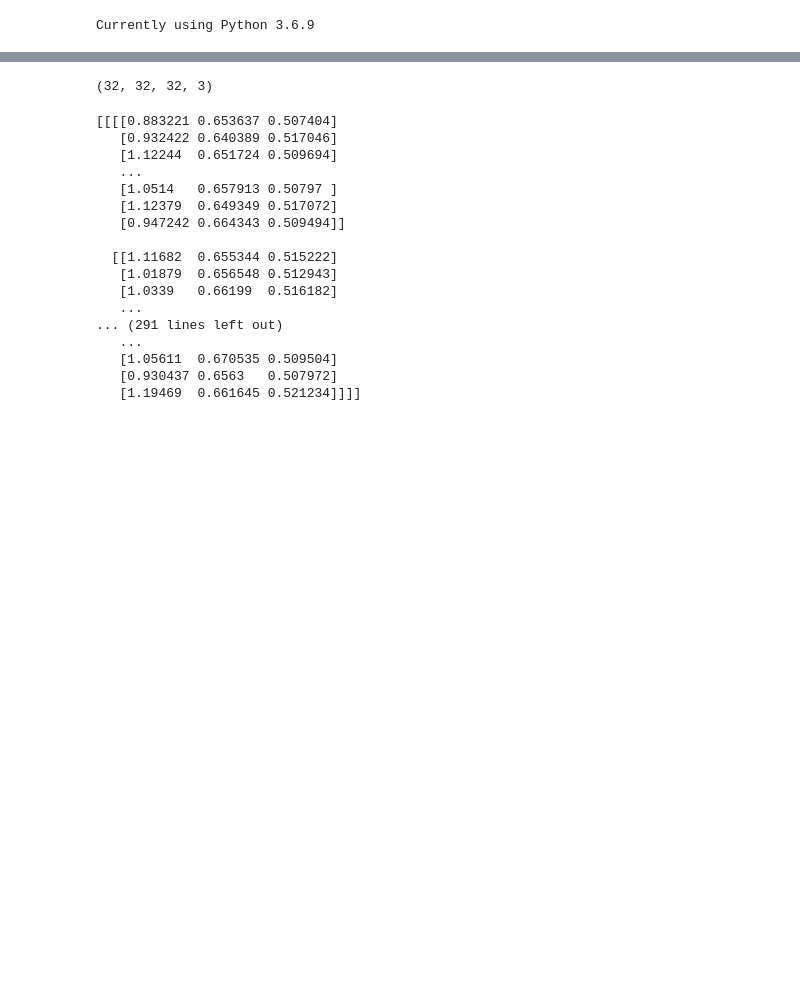
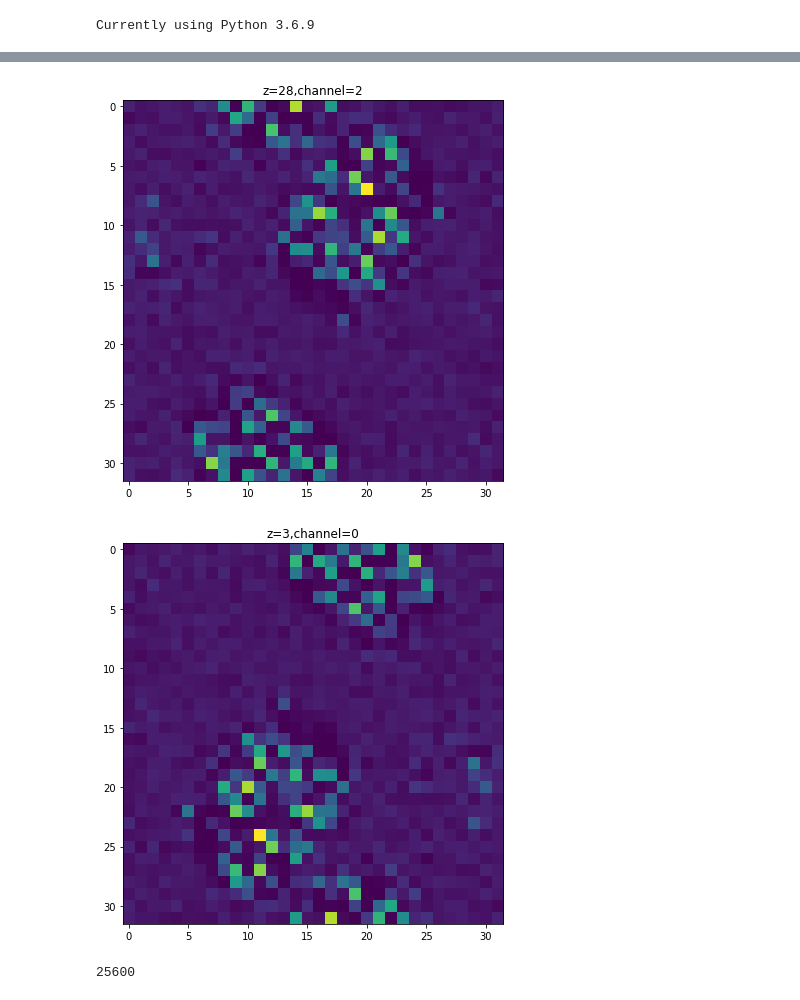
Before and after one commit to lcdumort/3dcnn, a Jupyter notebook: data_transformation.ipynb, the cells around one changed output, grey strips where cells are left out. Cells and saved outputs as stored; diff of their text form; code cells hidden in the pictures; blank space fills up the shorter version.

```diff
--- a/data_transformation.ipynb
+++ b/data_transformation.ipynb
@@ -54,2 +54,0 @@ def Scale(x_train,x_test):
-# %%
-x_train, y_train, x_test, y_test = sc.ReadFile(hdf5_path)
@@ -60,2 +54,0 @@ x_test.shape
-# %%
-x_train,x_test=Scale(x_train,x_test)
@@ -72,0 +55,2 @@ array([0.968319, 0.65625 , 0.553979], dtype=float32)
+# %%
+sample = x_train[50]
@@ -72,0 +77,8 @@ array([0.968319, 0.65625 , 0.553979], dtype=float32)
+# %%
+test=np.flip(sample)
+# %%
+sc.TwoDimHeatmap(test,z=28,c=2)
+sc.TwoDimHeatmap(sample,z=3,c=0)
+# %% [output]
+[figure, added]
+[figure, added]
@@ -73,24 +106,4 @@ array([0.968319, 0.65625 , 0.553979], dtype=float32)
 # %%
-x_train[1].shape
+x_train.shape[0]
 # %% [output]
-(32, 32, 32, 3)
+25600
-# %%
-print(x_train[0,:,:,:,:])
-# %% [output]
-[[[[0.883221 0.653637 0.507404]
-   [0.932422 0.640389 0.517046]
-   [1.12244  0.651724 0.509694]
-   ...
-   [1.0514   0.657913 0.50797 ]
-   [1.12379  0.649349 0.517072]
-   [0.947242 0.664343 0.509494]]
-
-  [[1.11682  0.655344 0.515222]
-   [1.01879  0.656548 0.512943]
-   [1.0339   0.66199  0.516182]
-   ...
-... (291 lines left out)
-   ...
-   [1.05611  0.670535 0.509504]
-   [0.930437 0.6563   0.507972]
-   [1.19469  0.661645 0.521234]]]]
```
Also changed, not shown: parts of 17 cells of this notebook, 2 other files.
